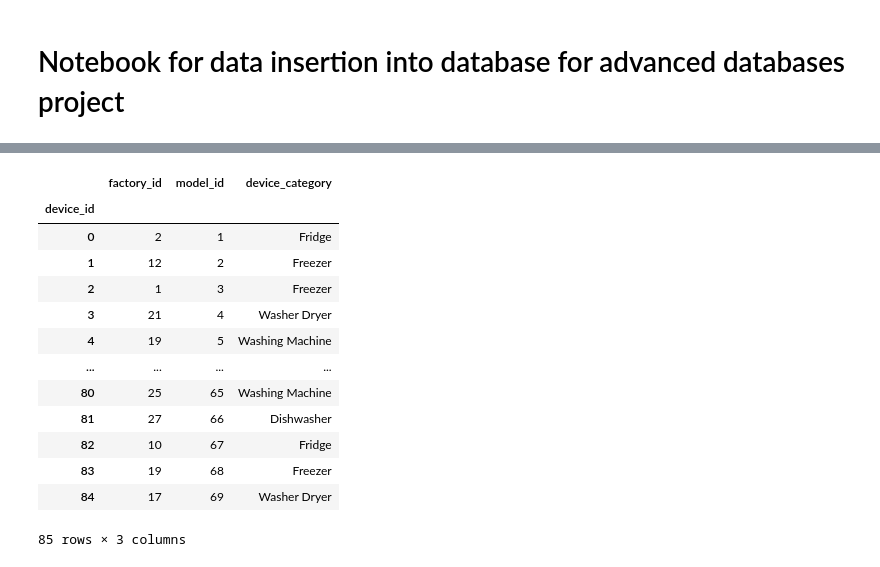
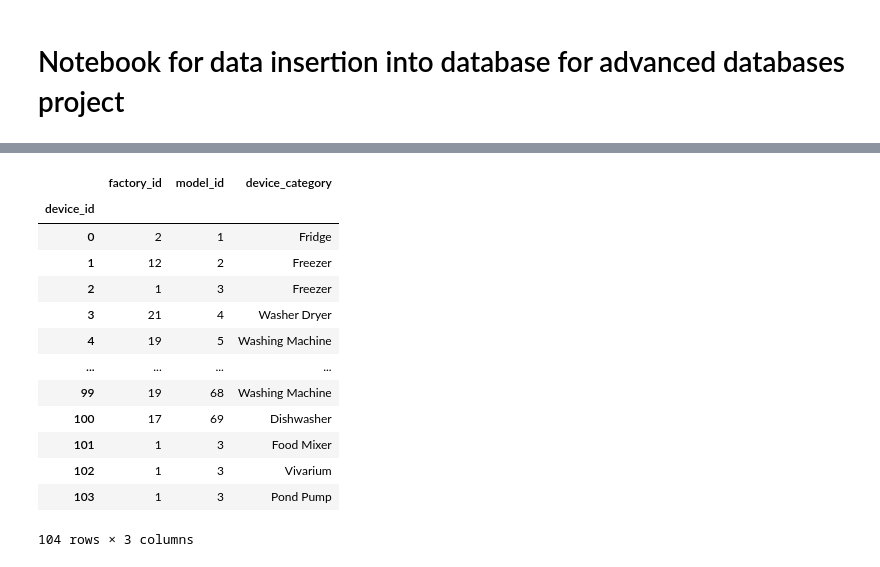
Before and after one commit to wkula/ADB_project, a Jupyter notebook: Data_insert.ipynb, the cells around one changed output, grey strips where cells are left out. Saved outputs shown, nothing was run; the diff lists cells and outputs as text; code cells hidden in the pictures.

Commit message:
Device name maping fix

```diff
--- a/Data_insert.ipynb
+++ b/Data_insert.ipynb
@@ -234,42 +246,97 @@ model.index.name = 'model_id'
 device.rename(columns={'Unnamed: 2' : 'factory_id', 'Unnamed: 3' : 'model_id',
                        'Aggregate' : 'device_category'}, inplace=True)
 # device.dropna(thresh=2, inplace=True)
 # device.dropna(how='all', inplace=True)
 
-# iteration for device category to map Freezer(1) to Freezer etc.
-for index, row in device.iterrows():
-    device.loc[index, 'device_category'] = row['device_category'].split('(')[0]
+# print(device['device_category'].unique())
+# # iteration for device category to map Freezer(1) to Freezer etc.
+# for index, row in device.iterrows():
+#     if '(' in row['device_category']:
+#         print(row['device_category'])
+#         device.loc[index, 'device_category'] = row['device_category'].split('(')[0]
+# print(device['device_category'].unique())
+
+dictionary_corect = {'Fridge' : 'Fridge',
+                     'Fridge(garage)' : 'Fridge',
+                     'Freezer' : 'Freezer',
+                     'Freezer(1)' : 'Freezer',
+                     'Freezer(2)' : 'Freezer',
+                     'Freezer(garage)' : 'Freezer',
+                     'Chest Freezer' : 'Freezer',
+                     'Washer Dryer' : 'Washer Dryer',
+                     'Washer Dryer(garage)' : 'Washer Dryer',
+                     'Dishwasher' : 'Dishwasher',
+                     'Computer' : 'Computer',
+                     'Desktop Computer' : 'Computer',
+                     'MJY Computer' : 'Computer',
+                     'PGM Computer' : 'Computer',
+                     'Computer Site' : 'Computer',
+                     'Television Site' : 'TV',
+                     'TV/Satellite' : 'TV',
+                     'Television' : 'TV',
+                     'TV Site(Bedroom)' : 'TV',
+                     'Electric Heater' : 'Electric Heater',
+                     'Electric Heater(1)' : 'Electric Heater',
+                     'Electric Heater(2)' : 'Electric Heater(2)',
+                     'Fridge-Freezer' : 'Fridge-Freezer',
+                     'Fridge Freezer' : 'Fridge-Freezer',
+                     'Fridge-Freezer(1)' : 'Fridge-Freezer',
+                     'Fridge-Freezer(2)' : 'Fridge-Freezer',
+                     'Microwave' : 'Microwave',
+                     'Toaster' : 'Toaster',
+                     'Hi-Fi' : 'Hi-Fi',
+                     'Kettle' : 'Kettle',
+                     'Overhead Fan' : 'Overhead Fan',
+                     'Tumble Dryer' : 'Tumble Dryer',
+                     'Washing Machine' : 'Washing Machine',
+                     'Washing Machine(1)' : 'Washing Machine',
+                     'Washing Machine(2)' : 'Washing Machine',
+                     'Magimix(Blender)' : 'Blender',
+                     'K Mix' : 'Mixer',
+                     'Router' : 'Router',
+                     'Network Site' : 'Network Site',
+                     'Dehumidifier' : 'Dehumidifier',
+                     'Bread-maker' : 'Bread-maker',
+                     'Games Console' : 'Games Console',
+                     'Food Mixer' : 'Food Mixer',
+                     'Vivarium' : 'Vivarium',
+                     'Pond Pump' : 'Pond Pump',
+                     '???' : 'Unknown'}
+
+mapping_country = device['device_category'].map(dictionary_corect)
+
+device['device_category'] = mapping_country
 
 device[device.isna()] = ' Unknown'
 device.drop_duplicates(inplace=True)
 device.reset_index(inplace=True)
 device.drop(columns=['index'], inplace=True)
 device.index.name = 'device_id'
 
 for index, row in factory.iterrows():
     for i in device[device['factory_id'] == row['factory_name']].index:
         device.loc[i]['factory_id'] = index + 1  # Postgres start counting from 1 instead of 0
 
 for index, row in model.iterrows():
     for i in device[device['model_id'] == row['model_name']].index:
         device.loc[i]['model_id'] = index + 1
 
 device
 # %% [output]
 |  | factory_id | model_id | device_category |
 | device_id |  |  |  |
 | 0 | 2 | 1 | Fridge |
 | 1 | 12 | 2 | Freezer |
 | 2 | 1 | 3 | Freezer |
 | 3 | 21 | 4 | Washer Dryer |
 | 4 | 19 | 5 | Washing Machine |
 | ... | ... | ... | ... |
-| 80 | 25 | 65 | Washing Machine |
-| 81 | 27 | 66 | Dishwasher |
-| 82 | 10 | 67 | Fridge |
-| 83 | 19 | 68 | Freezer |
-| 84 | 17 | 69 | Washer Dryer |
+| 99 | 19 | 68 | Washing Machine |
+| 100 | 17 | 69 | Dishwasher |
+| 101 | 1 | 3 | Food Mixer |
+| 102 | 1 | 3 | Vivarium |
+| 103 | 1 | 3 | Pond Pump |
-85 rows × 3 columns
+104 rows × 3 columns
 # %%
 HomeData_Table = pd.read_csv('MetaData_Tables.csv', sep='\t', header=1, nrows=20)
 # HomeData_Table
```
Also changed, not shown: parts of 9 cells of this notebook.
